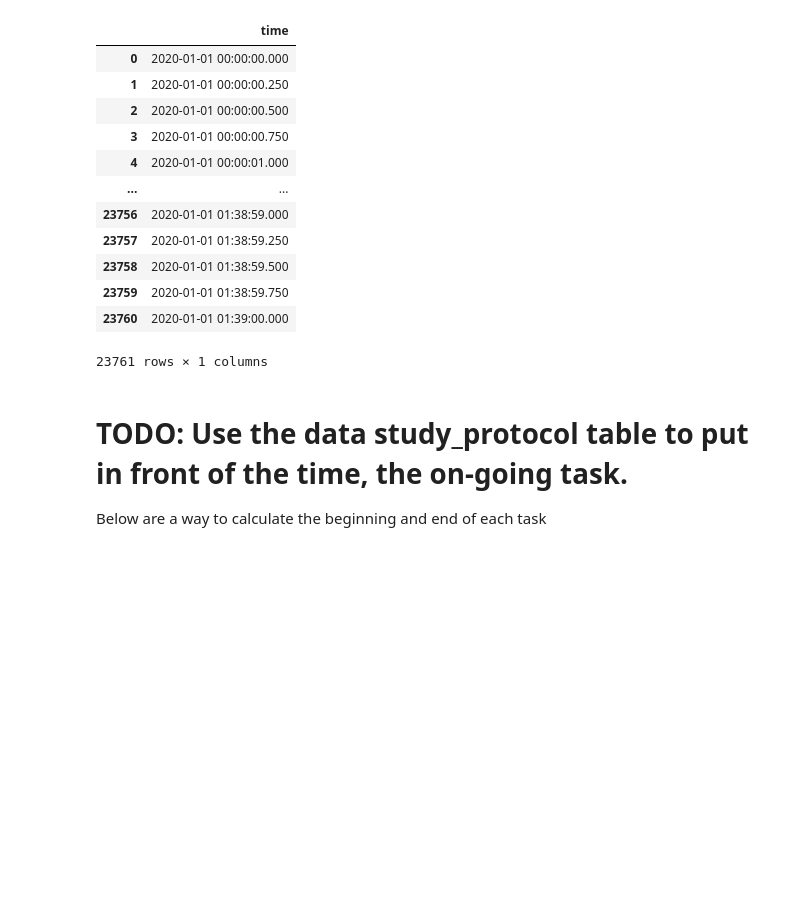
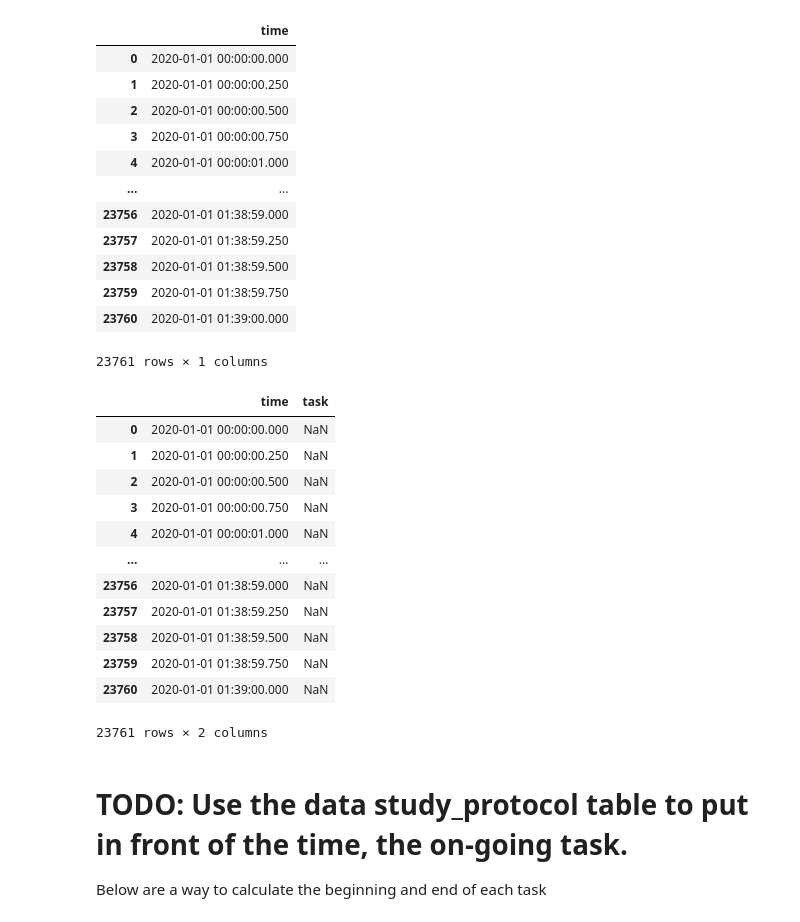
Before and after one commit to guillaume-azarias/Digital-Biomarker-Study, a Jupyter notebook: Prophet_WESAD_GridSearch.ipynb, the cells around one changed output. Drawn from its saved outputs; the diff is of its cells as text; code cells hidden in the pictures; blank space fills up the shorter version.

```diff
--- a/Prophet_WESAD_GridSearch.ipynb
+++ b/Prophet_WESAD_GridSearch.ipynb
@@ -201,6 +206,23 @@ data
 | 23759 | 2020-01-01 01:38:59.750 |
 | 23760 | 2020-01-01 01:39:00.000 |
 23761 rows × 1 columns
+# %%
+data['task'] = np.nan
+data
+# %% [output]
+|  | time | task |
+| 0 | 2020-01-01 00:00:00.000 | NaN |
+| 1 | 2020-01-01 00:00:00.250 | NaN |
+| 2 | 2020-01-01 00:00:00.500 | NaN |
+| 3 | 2020-01-01 00:00:00.750 | NaN |
+| 4 | 2020-01-01 00:00:01.000 | NaN |
+| ... | ... | ... |
+| 23756 | 2020-01-01 01:38:59.000 | NaN |
+| 23757 | 2020-01-01 01:38:59.250 | NaN |
+| 23758 | 2020-01-01 01:38:59.500 | NaN |
+| 23759 | 2020-01-01 01:38:59.750 | NaN |
+| 23760 | 2020-01-01 01:39:00.000 | NaN |
+23761 rows × 2 columns
 # %% [markdown]
 # TODO: Use the data study_protocol table to put in front of the time, the on-going task.
 Below are a way to calculate the beginning and end of each task
```
Also changed, not shown: parts of 11 cells of this notebook.
